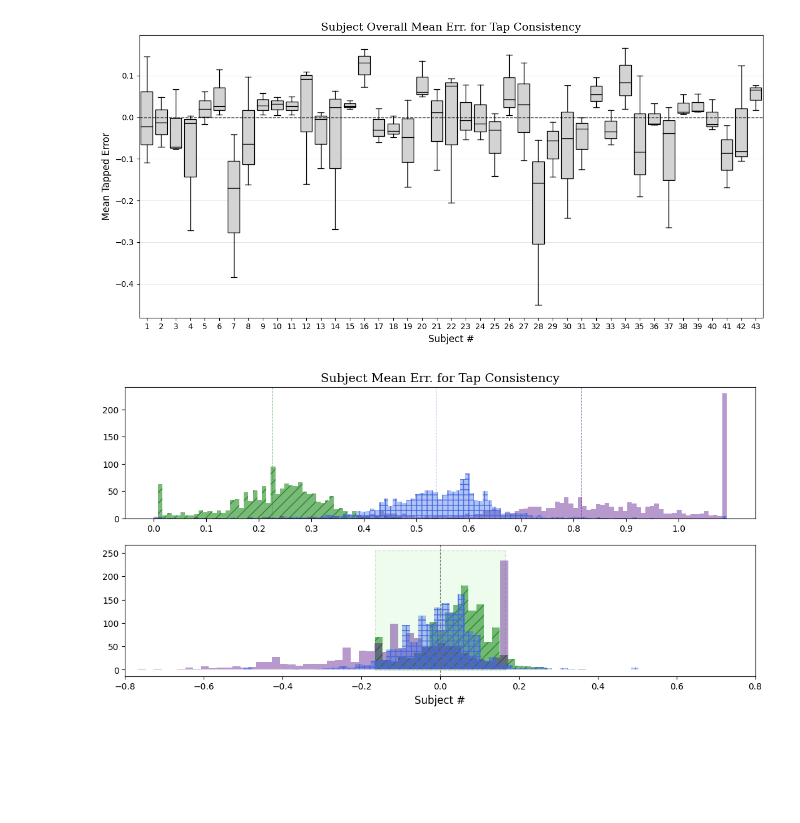
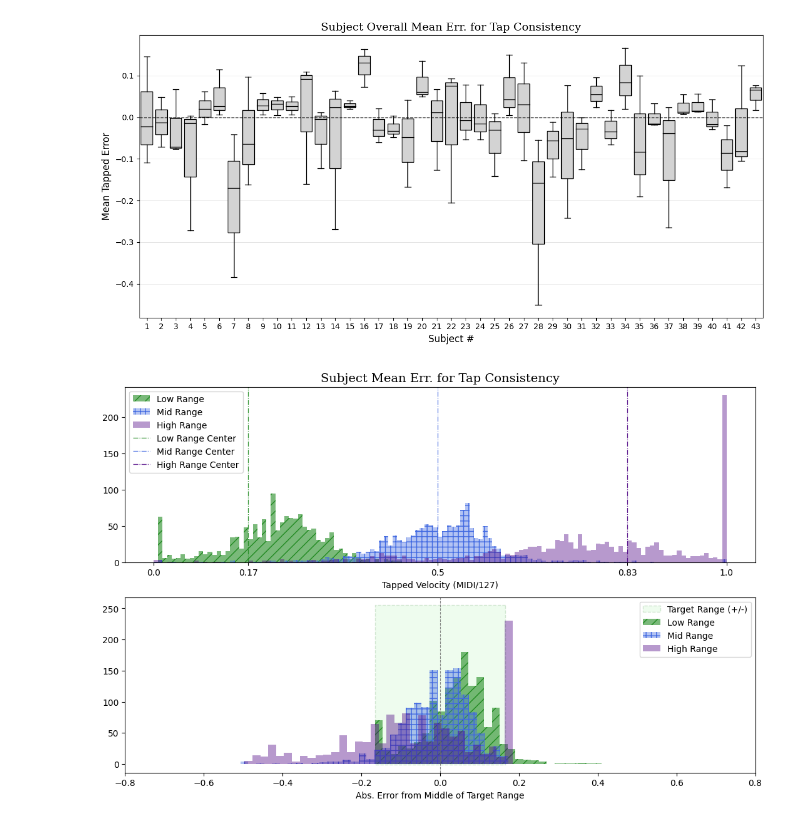
Before and after one commit to peter-clark/investigating-human-tapping-behavior-polyphonic-rhythms, a Jupyter notebook: 5-Tapping_Force-Consistency_and_Precision.ipynb, the cells around one changed output. Saved outputs shown, nothing was run; the diff lists cells and outputs as text; code cells hidden in the pictures; blank space fills up the shorter version.

```diff
--- a/5-Tapping_Force-Consistency_and_Precision.ipynb
+++ b/5-Tapping_Force-Consistency_and_Precision.ipynb
@@ -233,10 +234,10 @@ plt.show()
 [figure]
 # %%
 ## Plot distribution of taps and errors ##
-fig, ax = plt.subplots(2,1,figsize=(13,6))
+fig, ax = plt.subplots(2,1,figsize=(13,8))
 test_low = tap_by_test[0].flatten()
-test_mid = tap_by_test[1].flatten()
-test_high = tap_by_test[2].flatten()
+test_high = tap_by_test[1].flatten()
+test_mid = tap_by_test[2].flatten()
 
 bin_width = 1
 num_bins = int(np.ceil((np.max(test_low)-np.min(test_low)) / bin_width))
@@ -249,50 +250,57 @@ num_bins = int(np.ceil((np.max(test_high)-np.min(test_high)) / bin_width))
 bin_edges_high = np.linspace(np.min(test_high), np.max(test_high), num_bins + 1)
 
 mpl.rcParams['hatch.color'] = colors_dark[0]
-ax[0].hist(test_low, bins=bin_edges_low, alpha=0.6, color=colors_dark[0], hatch="//")
-ax[0].hist(test_mid, bins=bin_edges_mid, alpha=0.4, color=colors_dark[2])
+low = ax[0].hist(test_low, bins=bin_edges_low, alpha=0.6, color=colors_dark[0], hatch="//", label="Low Range")
 mpl.rcParams['hatch.color'] = colors_dark[1]
-ax[0].hist(test_high, bins=bin_edges_high, alpha=0.4, color=colors_dark[1], hatch="++")
+mid = ax[0].hist(test_mid, bins=bin_edges_mid, alpha=0.4, color=colors_dark[1], hatch="++", label="Mid Range")
+high = ax[0].hist(test_high, bins=bin_edges_high, alpha=0.4, color=colors_dark[2], label="High Range")
 ax[0].set_title(f"Subject Mean Err. for Tap Consistency", fontsize=14, fontfamily='serif',fontweight='book')
+ax[0].set_xlabel("Tapped Velocity (MIDI/127)", fontsize=10, fontfamily='sans-serif')
 
 # axis label chicanery
-ax[0].set(xticks=np.arange(0, 128, np.round(128/11,2)), xticklabels=[str(t) for t in np.round(np.arange(0,1.1,0.1),2)])
-#ax[0].set(yticks=np.arange(0,251,np.round(251/11,2)), yticklabels=[str(t) for t in np.round(np.arange(0, 1.1, 0.1),2)])
-#ax[0].axhline(y=(np.round(251/11,2)*5),color='black', alpha=0.6, linestyle='--', linewidth=0.7)
-ax[0].axvline(x=np.mean(test_low), alpha=0.6, linestyle='--', linewidth=0.7, color=colors_dark[0])
-ax[0].axvline(x=np.mean(test_mid), alpha=0.6, linestyle='--', linewidth=0.7, color=colors_dark[2])
-ax[0].axvline(x=np.mean(test_high), alpha=0.6, linestyle='--', linewidth=0.7, color=colors_dark[1])
+xtl= np.round(np.array([0, 21, 63, 105, 127], dtype=float)/127, 2)
+xt = [0, 21, 63, 105, 127]
+
+ax[0].set(xticks=xt, xticklabels=xtl)
+ax[0].axvline(x=21, alpha=0.9, linestyle='-.', linewidth=0.9, color=colors_dark[0], label='Low Range Center')
+ax[0].axvline(x=63, alpha=0.9, linestyle='-.', linewidth=0.9, color=colors_dark[1], label='Mid Range Center')
+ax[0].axvline(x=105, alpha=0.9, linestyle='-.', linewidth=0.9, color=colors_dark[2], label='High Range Center')
+
+#ax[0].legend([low, mid, high, rect, line, low_mean, mid_mean, high_mean ], ('Low Tap Range', 'Mid Tap Range', 'High Tap Range', 'Target Range (+/-)', 'Mean Low', 'Mean Mid', 'Mean High'))
+ax[0].legend()
 
 p1 = (-float(0.33/2),255)
 p2 = (float(0.33/2), -1)
 rect = mpl.patches.Rectangle((p2[0], p1[1]), p1[0] - p2[0], p2[1] - p1[1], linewidth=1, edgecolor='darkgreen', facecolor='lightgreen', alpha=0.15, linestyle='--', label='Target Range (+/-)')
 ax[1].add_patch(rect)
 
 test_low = _tap_by_test[0].flatten()
-test_mid = _tap_by_test[1].flatten()
-test_high = _tap_by_test[2].flatten()
+test_high = _tap_by_test[1].flatten()
+test_mid = _tap_by_test[2].flatten()
 
 bin_width=0.02
 num_bins = int(np.ceil((np.max(test_low)-np.min(test_low)) / bin_width))
 bin_edges_low = np.linspace(np.min(test_low), np.max(test_low), num_bins + 1)
 
 num_bins = int(np.ceil((np.max(test_mid)-np.min(test_mid)) / bin_width))
 bin_edges_mid = np.linspace(np.min(test_mid), np.max(test_mid), num_bins + 1)
 
 num_bins = int(np.ceil((np.max(test_high)-np.min(test_high)) / bin_width))
 bin_edges_high = np.linspace(np.min(test_high), np.max(test_high), num_bins + 1)
 
 mpl.rcParams['hatch.linewidth'] = 1
 mpl.rcParams['hatch.color'] = colors_dark[0]
-ax[1].hist(test_low, bins=bin_edges_low, alpha=0.6, color=colors_dark[0], hatch="//")
-ax[1].hist(test_mid, bins=bin_edges_mid, alpha=0.4, color=colors_dark[2])
+ax[1].hist(test_low, bins=bin_edges_low, alpha=0.6, color=colors_dark[0], hatch="//", label="Low Range")
 mpl.rcParams['hatch.color'] = colors_dark[1]
+ax[1].hist(test_mid, bins=bin_edges_high, alpha=0.4, color=colors_dark[1], hatch="++", label="Mid Range")
+ax[1].hist(test_high, bins=bin_edges_mid, alpha=0.4, color=colors_dark[2], label="High Range")
+
 ax[1].set_xlim(-0.8,0.8)
-ax[1].hist(test_high, bins=bin_edges_high, alpha=0.4, color=colors_dark[1], hatch="++")
 ax[1].axvline(x=0.0, **dashed_line_style)
-ax[1].set_xlabel("Subject #", fontsize=12, fontfamily='sans-serif')
+ax[1].set_xlabel("Abs. Error from Middle of Target Range", fontsize=10, fontfamily='sans-serif')
+ax[1].legend()
 
 
 plt.show()
 # %% [output]
-[figure, old version]
+[figure, new version]
```
Also changed, not shown: parts of 6 cells of this notebook.
